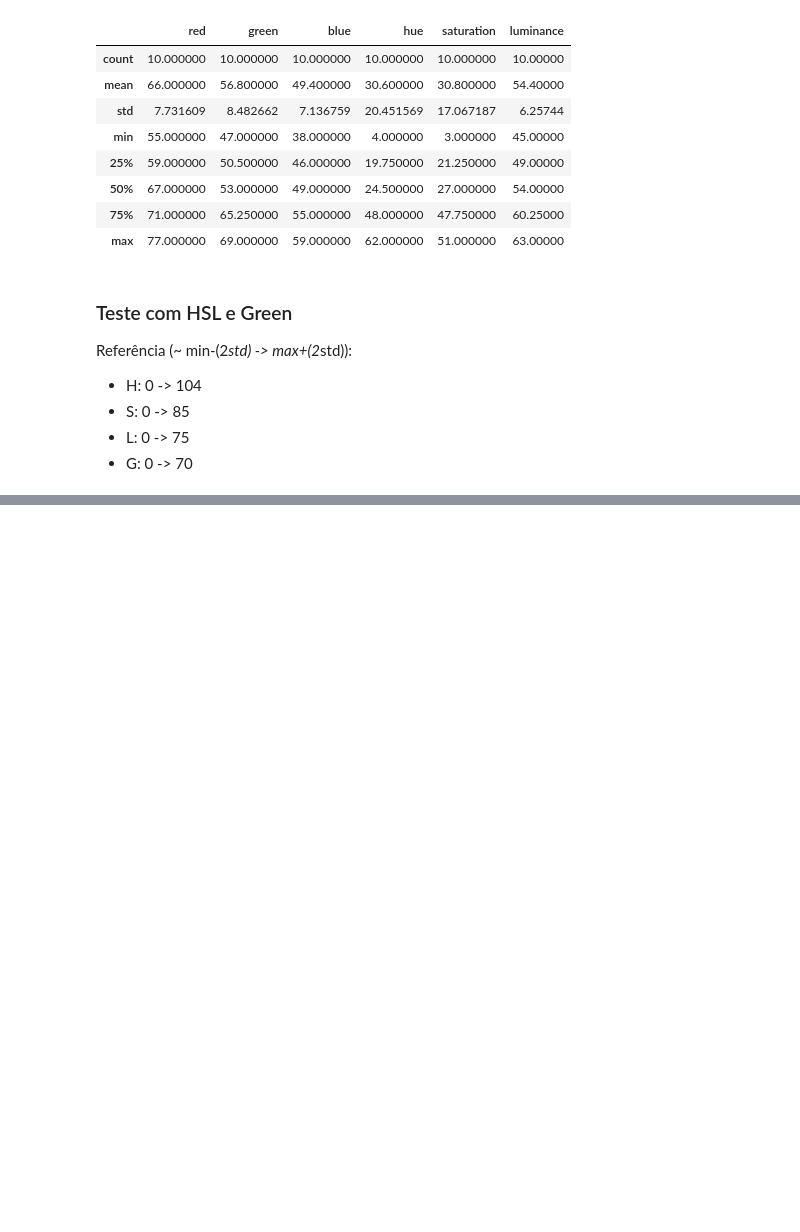
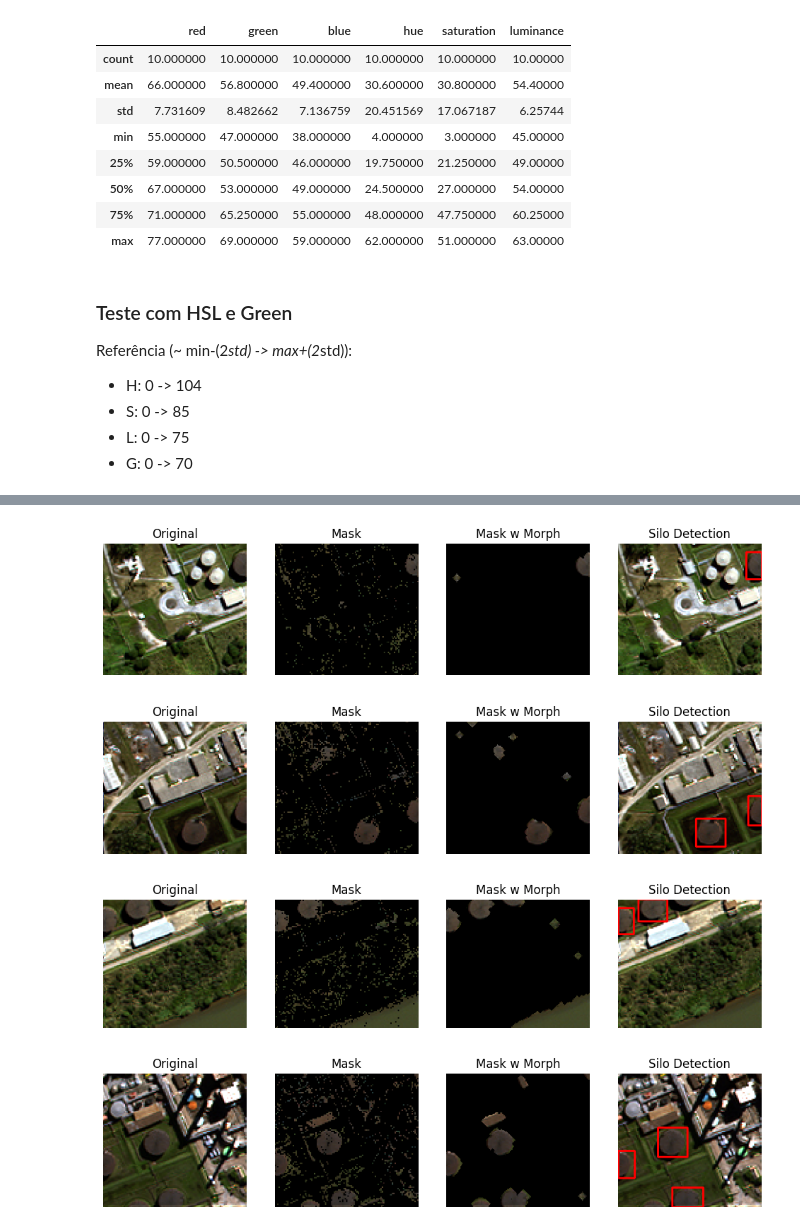
Before and after one commit to PolliArthur/satellite-image-case, a Jupyter notebook: questions/q2a.ipynb, the cells around one changed output, grey strips where cells are left out. Saved outputs shown, nothing was run; the diff lists cells and outputs as text; code cells hidden in the pictures; blank space fills up the shorter version.

```diff
--- a/questions/q2a.ipynb
+++ b/questions/q2a.ipynb
@@ -106,0 +118,35 @@ for img in png_imgs:
+# %%
+
+for img in png_imgs:
+    _img = np.copy(img)
+    hue_mask = hue_tresh(img)
+    #coverte para hsl
+    green_mask = green_tresh(img)
+    #combinando mascaras
+    result_mask = cv2.bitwise_and(hue_mask, green_mask)
+    #aplicação de operadores morfológicos para suavisar a mascara
+    mask_morph = apply_morph(result_mask)
+
+
+    #aplica mascara na imagem original
+    thresh_1 = cv2.bitwise_and(img, img, mask=result_mask)
+    thresh_2 = cv2.bitwise_and(img, img, mask=mask_morph)
+
+    blobs = getBlobs(mask_morph)
+
+    for blob in blobs:
+        #filtro pela area dos blobs
+        if blob['area']> 500 and blob['area']< 1500:
+            x, y, width, height  = blob['bounding_box']
+            cv2.rectangle(_img, (x, y), (x + width, y + height), (0, 0, 255), 2)  # Draw the bounding box
+
+    plot_side_by_side([(cv2.cvtColor(img,cv2.COLOR_BGR2RGB),'Original'),
+                      (cv2.cvtColor(thresh_1,cv2.COLOR_BGR2RGB),'Mask'),
+                      (cv2.cvtColor(thresh_2,cv2.COLOR_BGR2RGB),'Mask w Morph'),
+                      (cv2.cvtColor(_img,cv2.COLOR_BGR2RGB),'Silo Detection')
+                      ])
+# %% [output]
+[figure, added]
+[figure, added]
+[figure, added]
+[figure, added]
```
Also changed, not shown: parts of 1 cell of this notebook, 1 other file.
